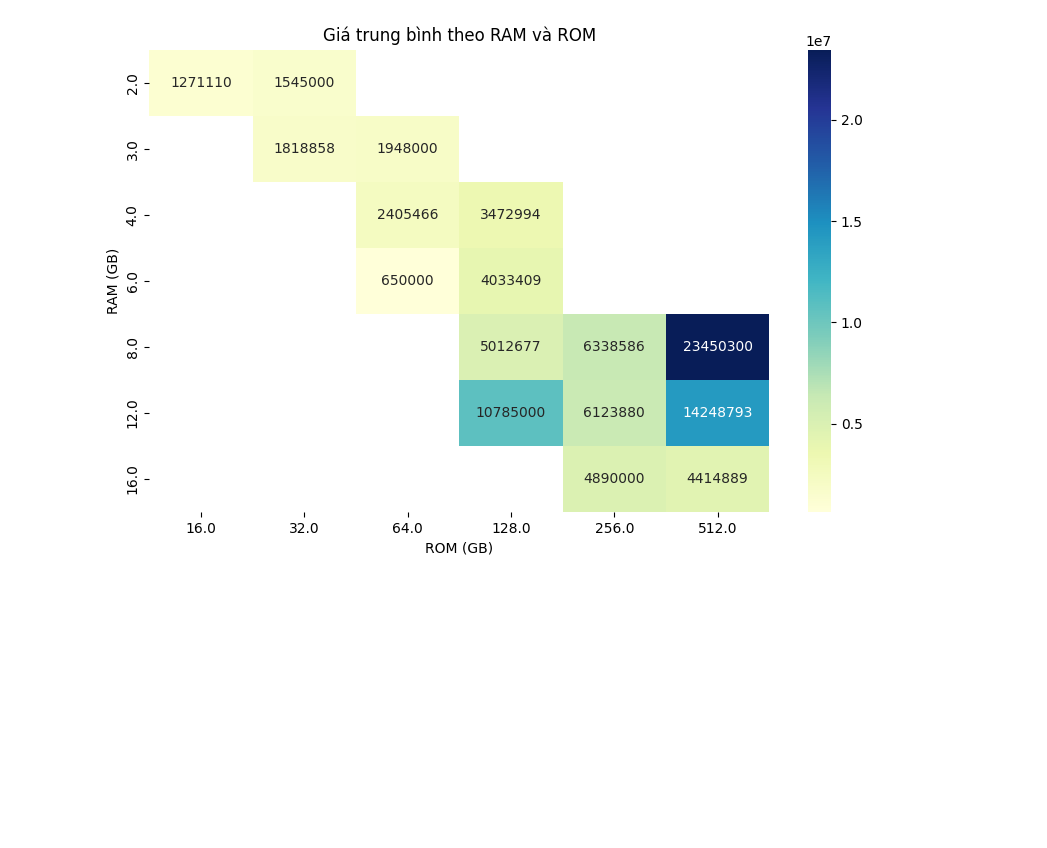
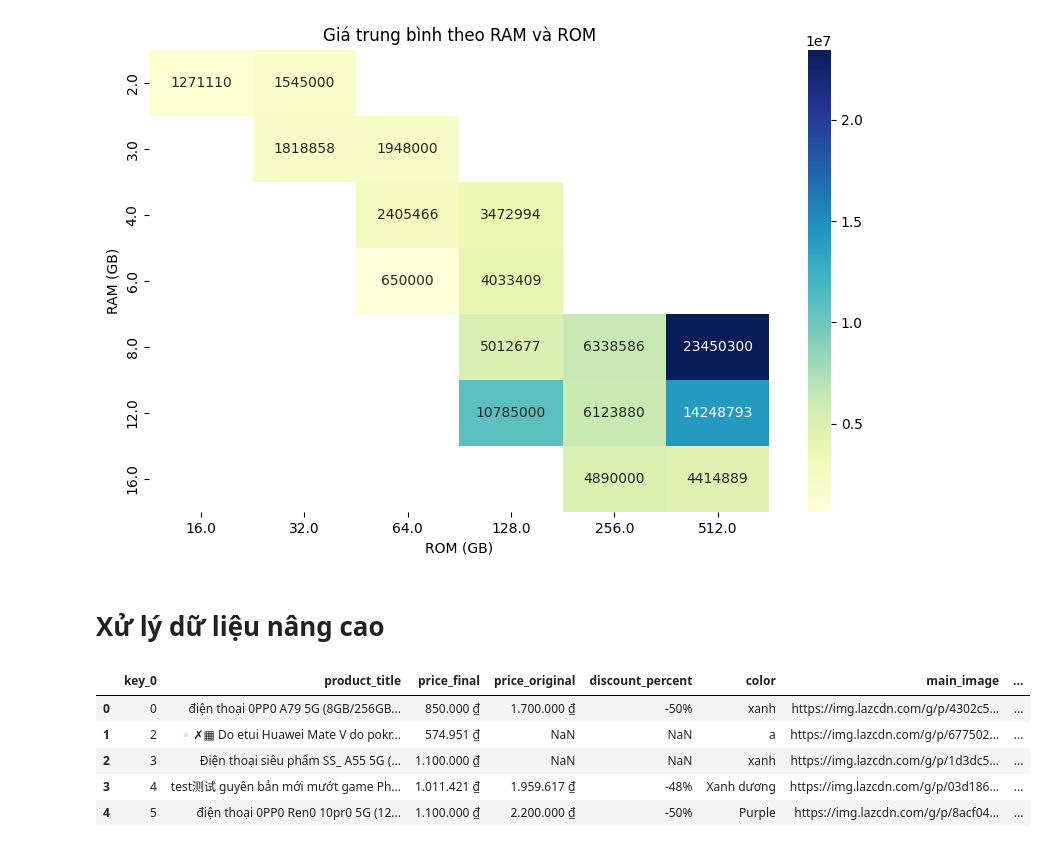
Before and after one commit to NguyenHieu-class/PTDL_N01_GROUP12, a Jupyter notebook: xu_ly_du_lieu.ipynb, the cells around one changed output. Drawn from its saved outputs; the diff is of its cells as text; code cells hidden in the pictures; blank space fills up the shorter version.

```diff
--- a/xu_ly_du_lieu.ipynb
+++ b/xu_ly_du_lieu.ipynb
@@ -397,3 +415,20 @@ invalid escape sequence '\d'
 
 invalid escape sequence '\d'
 [figure]
+# %% [markdown]
+# Xử lý dữ liệu nâng cao
+# %%
+import pandas as pd
+
+input_file = 'lazada_products_extracted.csv'
+output_file = 'lazada_products_extracted_cleaned.csv'
+# %%
+df = pd.read_csv(input_file)
+df.head()
+# %% [output]
+|  | key_0 | product_title | price_final | price_original | discount_percent | color | main_image | ... |
+| 0 | 0 | điện thoại 0PP0 A79 5G (8GB/256GB... | 850.000 ₫ | 1.700.000 ₫ | -50% | xanh | https://img.lazcdn.com/g/p/4302c5... | ... |
+| 1 | 2 | ▫✗▦ Do etui Huawei Mate V do pokr... | 574.951 ₫ | NaN | NaN | a | https://img.lazcdn.com/g/p/677502... | ... |
+| 2 | 3 | Điện thoại siêu phẩm SS_ A55 5G (... | 1.100.000 ₫ | NaN | NaN | xanh | https://img.lazcdn.com/g/p/1d3dc5... | ... |
+| 3 | 4 | test测试 guyên bản mới mướt game Ph... | 1.011.421 ₫ | 1.959.617 ₫ | -48% | Xanh dương | https://img.lazcdn.com/g/p/03d186... | ... |
+| 4 | 5 | điện thoại 0PP0 Ren0 10pr0 5G (12... | 1.100.000 ₫ | 2.200.000 ₫ | -50% | Purple | https://img.lazcdn.com/g/p/8acf04... | ... |
```
Also changed, not shown: parts of 7 cells of this notebook, 14 other files.
